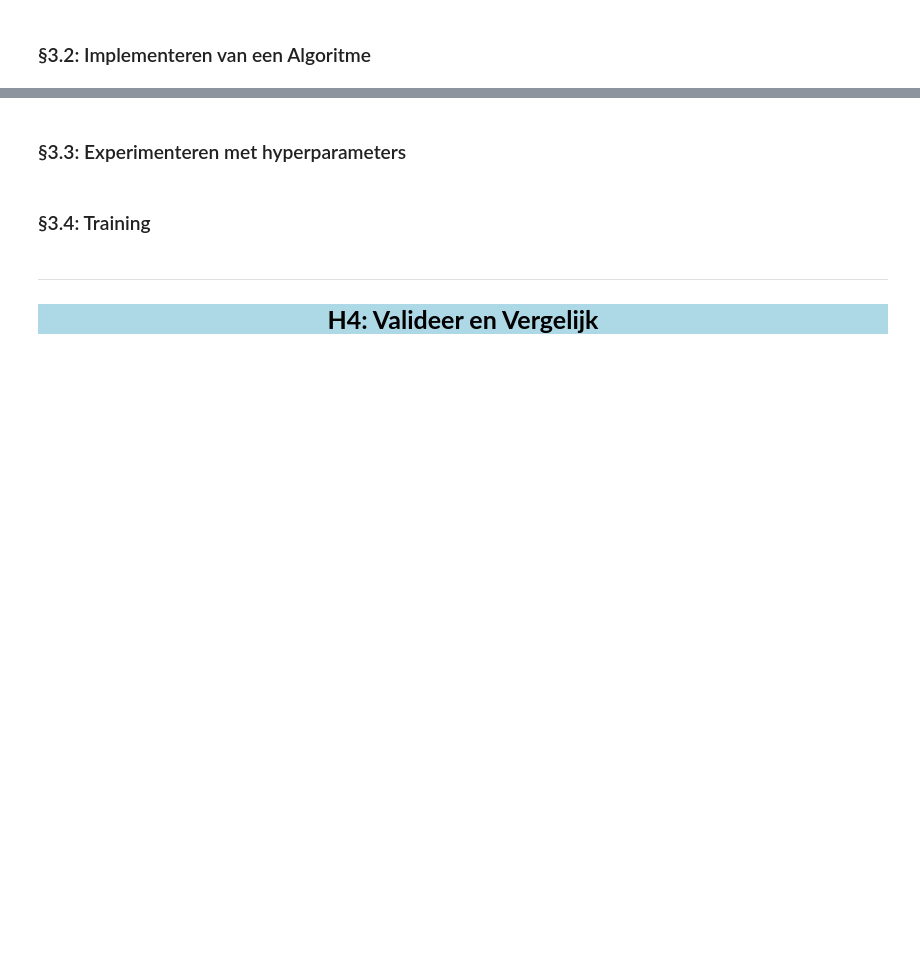
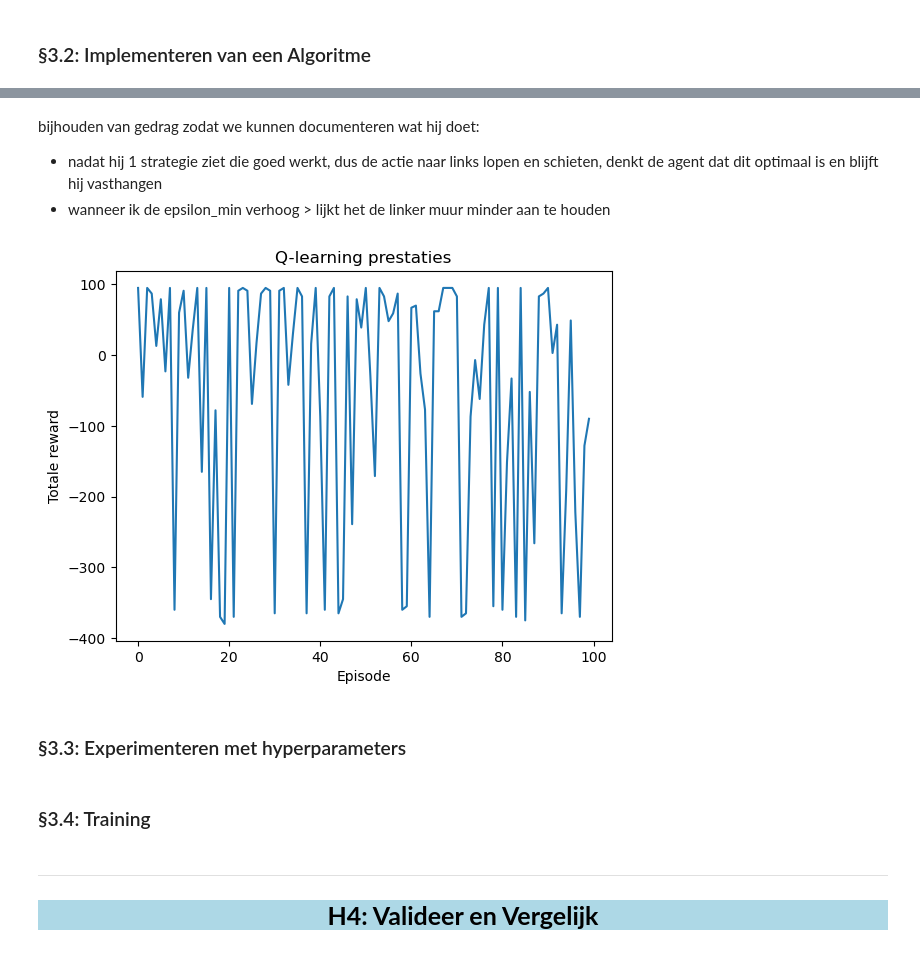
Before and after one commit to RogierHHS/Autonomous-Systems-2, a Jupyter notebook: portfolio_reinforcement_learning.ipynb, the cells around one changed output, grey strips where cells are left out. Saved outputs shown, nothing was run; the diff lists cells and outputs as text; code cells hidden in the pictures; blank space fills up the shorter version.

```diff
--- a/portfolio_reinforcement_learning.ipynb
+++ b/portfolio_reinforcement_learning.ipynb
@@ -471,0 +505,16 @@ Totale score: 88.0
+# %%
+env = VizDoomEnvironment(render=True, scenario="basic.cfg")
+
+rewards = train_q_learning(
+    env,
+    episodes=1000,
+    learning_rate=0.001,
+    gamma=0.96,
+    epsilon=1.0,
+    epsilon_decay=0.96,
+    epsilon_min=0.65,
+    frame_skip=4
+)
+
+
+env.close()
@@ -472,3 +540,16 @@ Totale score: 88.0
+# %% [markdown]
+bijhouden van gedrag zodat we kunnen documenteren wat hij doet:
+
+- nadat hij 1 strategie ziet die goed werkt, dus de actie naar links lopen en schieten, denkt de agent dat dit optimaal is en blijft hij vasthangen
+- wanneer ik de epsilon_min verhoog > lijkt het  de linker muur minder aan te houden
+# %%
+plt.plot(rewards)
+plt.xlabel("Episode")
+plt.ylabel("Totale reward")
+plt.title("Q-learning prestaties")
+plt.show()
+# %% [output]
+[figure, added]
 # %% [markdown]
 <a name='3.3'></a>
 <h3>&sect;3.3: Experimenteren met hyperparameters</h3>
```
Also changed, not shown: parts of 21 cells of this notebook, 6 other files.
